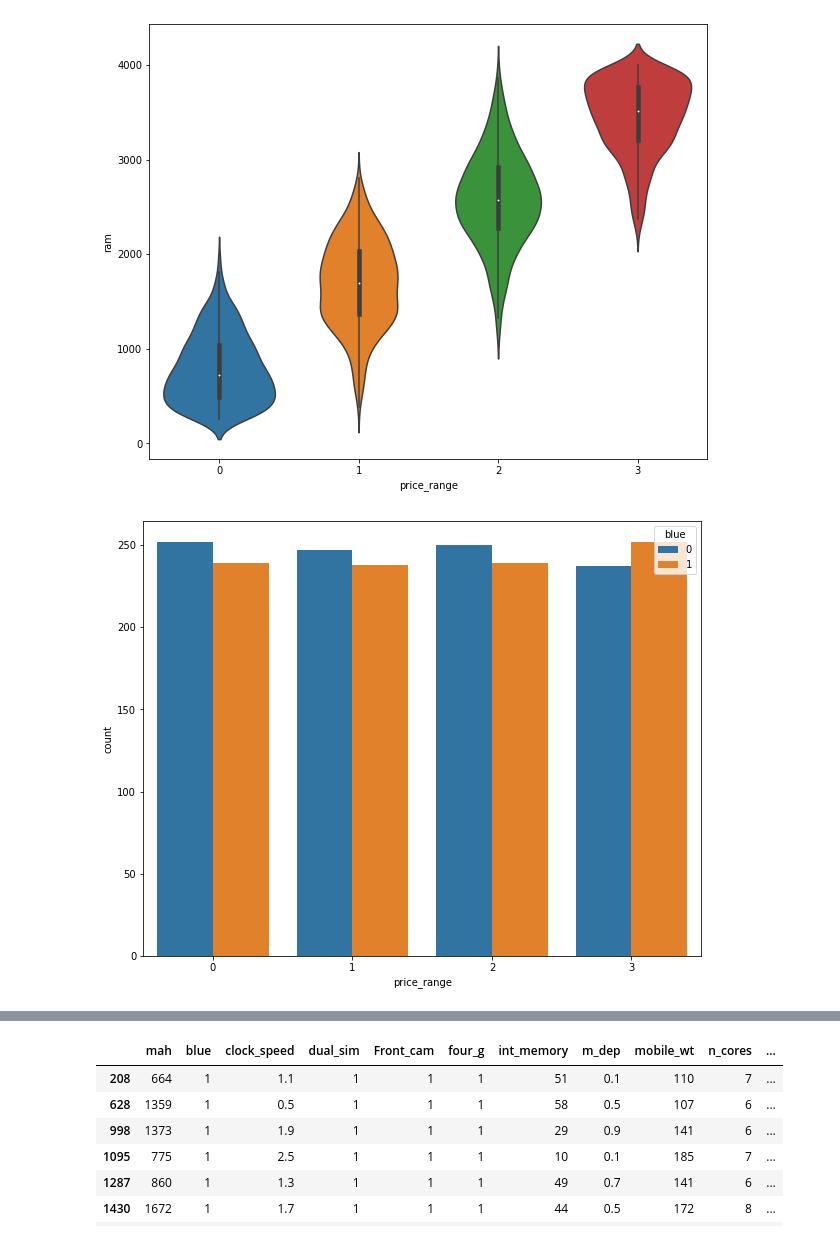
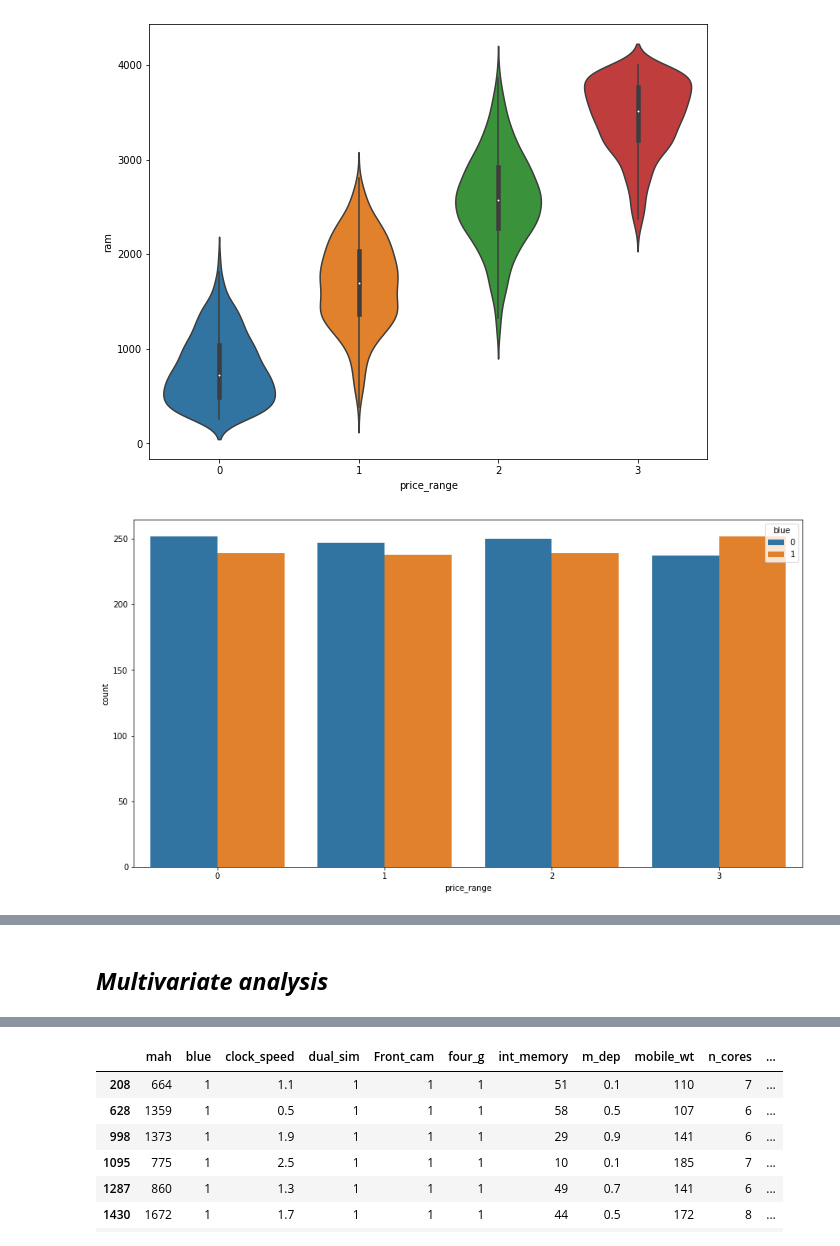
Before and after one commit to tarun422/Mobile-Price-Range-Prediction, a Jupyter notebook: Mobile_Price_Range_Prediction.ipynb, the cells around one changed output, grey strips where cells are left out. Drawn from its saved outputs; the diff is of its cells as text; code cells hidden in the pictures.

```diff
--- a/Mobile_Price_Range_Prediction.ipynb
+++ b/Mobile_Price_Range_Prediction.ipynb
@@ -356,8 +483,4 @@ Index(['mah', 'blue', 'clock_speed', 'dual_sim', 'Front_cam', 'four_g',
 # %%
-listbb=['mah', 'blue', 'dual_sim', 'Front_cam', 'four_g',
-       'int_memory', 'mobile_wt', 'n_cores', 'Primary_cam',
-       'px_height', 'px_width', 'ram', 'sc_h', 'sc_w', 'talk_time', 'three_g',
-       'touch_screen', 'wifi', 'price_range']
+# create numarical columns
+
+numarical_columns=['mah', 'clock_speed', 'Front_cam', 'int_memory', 'm_dep', 'mobile_wt', 'Primary_cam','px_height', 'px_width', 'ram', 'sc_h', 'sc_w', 'talk_time','price_range']
-# %%
-for i in listbb:
- df[i]=df[i].astype('int16')
@@ -565,2 +667,0 @@ Index(['mah', 'blue', 'clock_speed', 'dual_sim', 'Front_cam', 'four_g',
-# %%
-numarical_columns=['mah', 'clock_speed', 'Front_cam','int_memory', 'm_dep', 'mobile_wt', 'Primary_cam','px_height', 'px_width', 'ram', 'sc_h', 'sc_w', 'talk_time']
@@ -582,11 +689,3 @@ for i in categorical_columns:
 [figure]
 [figure]
 [figure]
-# %%
-fig = plt.figure(figsize=(20,10))
-count=1
-for i in numarical_columns:
-  plt.subplot(4,4,count)
-  sns.distplot(df[i])
-  count+=1
-  plt.tight_layout()
@@ -646,8 +747,8 @@ sns.violinplot(x=df['price_range'],y=df['ram'])
 [figure]
 # %%
 for i in categorical_columns:
-  fig = plt.figure(figsize=(10,8))
+  fig = plt.figure(figsize=(15,8))
   sns.countplot(x=df['price_range'],hue=df[i])
   plt.show()
 # %% [output]
-[figure, old version]
+[figure, new version]
@@ -660,0 +762,2 @@ for i in categorical_columns:
+# %% [markdown]
+## ***Multivariate analysis***
```
Also changed, not shown: parts of 110 cells of this notebook.
